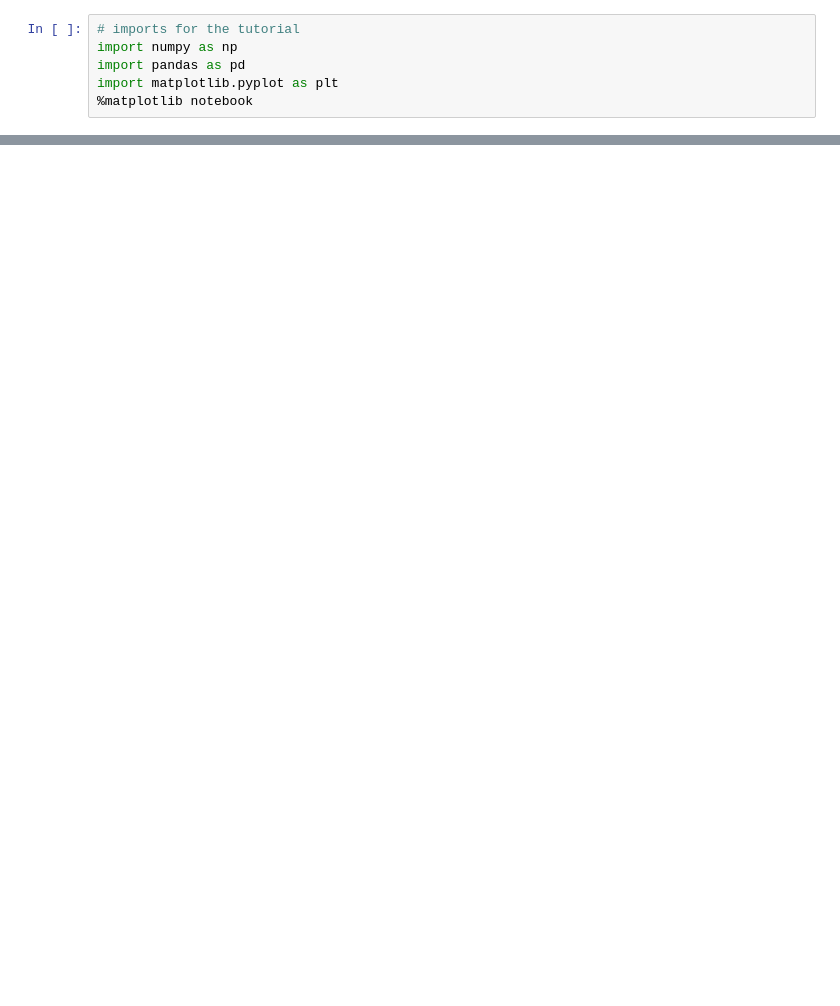
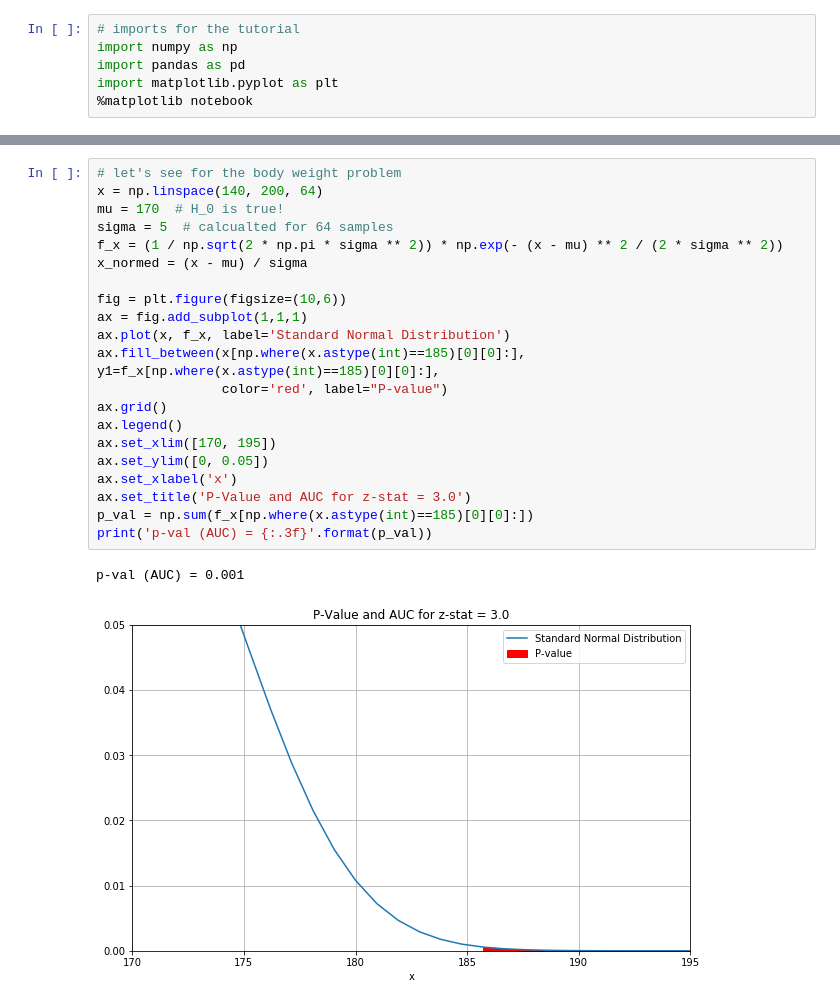
Before and after one commit to taldatech/cs236756-intro-to-ml, a Jupyter notebook: cs236756_tutorial_02_statistics.ipynb, the cells around one changed output, grey strips where cells are left out. Saved outputs shown, nothing was run; the diff lists cells and outputs as text; blank space fills up the shorter version.

```diff
--- a/cs236756_tutorial_02_statistics.ipynb
+++ b/cs236756_tutorial_02_statistics.ipynb
@@ -150,0 +181,24 @@ Sampling distribution of $\overline{x}$ under $H_0$: $$ \overline{x} \sim N(170,
+# %%
+# let's see for the body weight problem
+x = np.linspace(140, 200, 64)
+mu = 170  # H_0 is true!
+sigma = 5  # calcualted for 64 samples
+f_x = (1 / np.sqrt(2 * np.pi * sigma ** 2)) * np.exp(- (x - mu) ** 2 / (2 * sigma ** 2))
+x_normed = (x - mu) / sigma
+
+fig = plt.figure(figsize=(10,6))
+ax = fig.add_subplot(1,1,1)
+ax.plot(x, f_x, label='Standard Normal Distribution')
+ax.fill_between(x[np.where(x.astype(int)==185)[0][0]:], y1=f_x[np.where(x.astype(int)==185)[0][0]:],
+                color='red', label="P-value")
+ax.grid()
+ax.legend()
+ax.set_xlim([170, 195])
+ax.set_ylim([0, 0.05])
+ax.set_xlabel('x')
+ax.set_title('P-Value and AUC for z-stat = 3.0')
+p_val = np.sum(f_x[np.where(x.astype(int)==185)[0][0]:])
+print('p-val (AUC) = {:.3f}'.format(p_val))
+# %% [output]
+p-val (AUC) = 0.001
+[figure, added]
```
Also changed, not shown: parts of 6 cells of this notebook, 3 other files.
